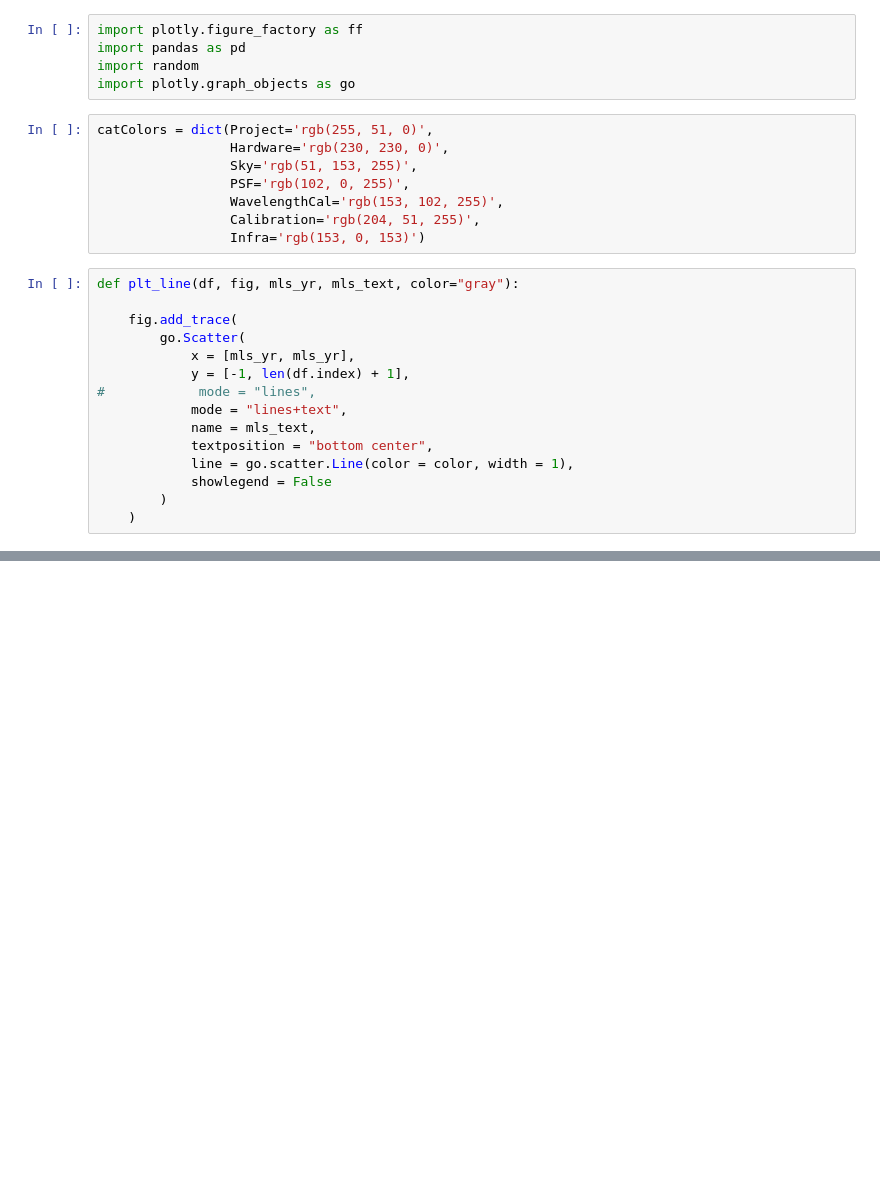
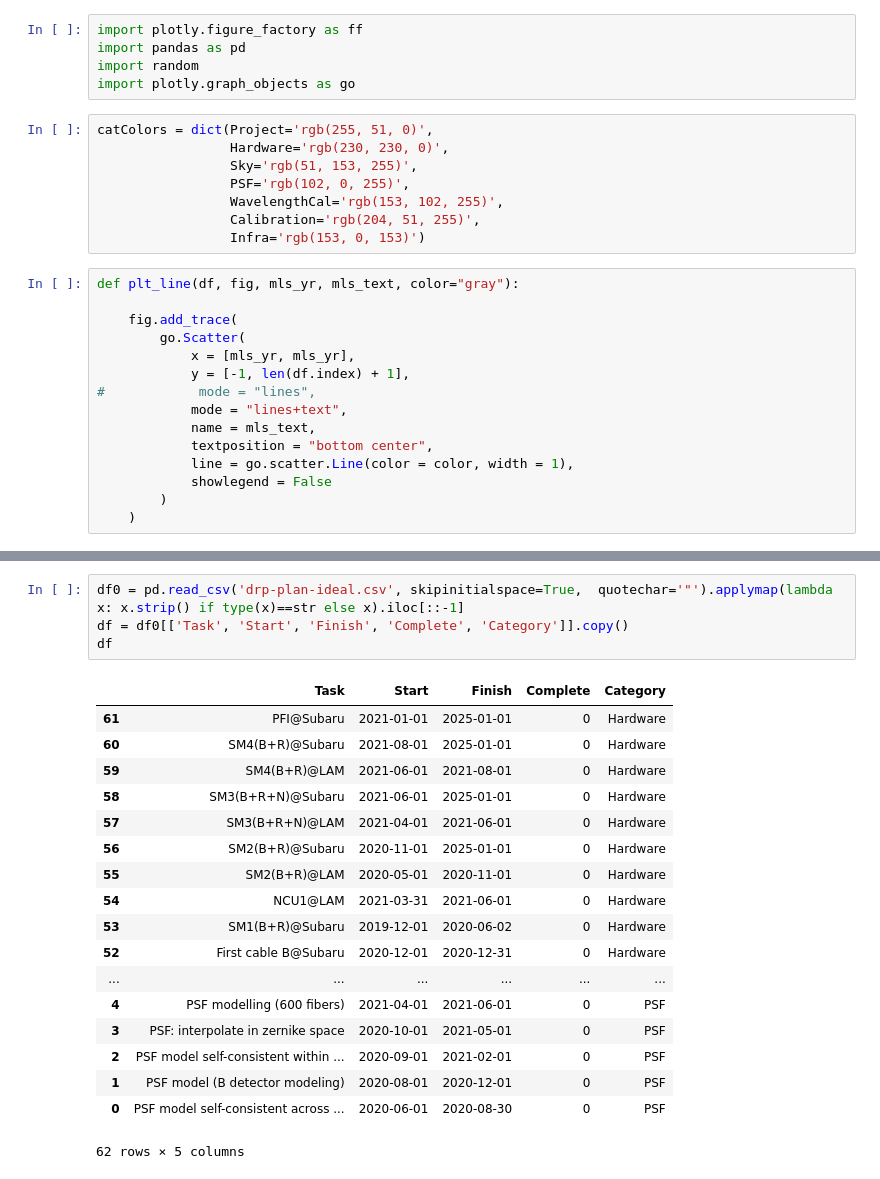
Before and after one commit to hassanxp/2DDRP-plan, a Jupyter notebook: timeline/DRP-Plan.ipynb, the cells around one changed output, grey strips where cells are left out. Cells and saved outputs as stored; diff of their text form; blank space fills up the shorter version.

```diff
--- a/timeline/DRP-Plan.ipynb
+++ b/timeline/DRP-Plan.ipynb
@@ -66,0 +89,23 @@ plot_plan('drp-plan-worst-case.csv')
+# %%
+df0 = pd.read_csv('drp-plan-ideal.csv', skipinitialspace=True,  quotechar='"').applymap(lambda x: x.strip() if type(x)==str else x).iloc[::-1]
+df = df0[['Task', 'Start', 'Finish', 'Complete', 'Category']].copy()
+df
+# %% [output]
+|  | Task | Start | Finish | Complete | Category |
+| 61 | PFI@Subaru | 2021-01-01 | 2025-01-01 | 0 | Hardware |
+| 60 | SM4(B+R)@Subaru | 2021-08-01 | 2025-01-01 | 0 | Hardware |
+| 59 | SM4(B+R)@LAM | 2021-06-01 | 2021-08-01 | 0 | Hardware |
+| 58 | SM3(B+R+N)@Subaru | 2021-06-01 | 2025-01-01 | 0 | Hardware |
+| 57 | SM3(B+R+N)@LAM | 2021-04-01 | 2021-06-01 | 0 | Hardware |
+| 56 | SM2(B+R)@Subaru | 2020-11-01 | 2025-01-01 | 0 | Hardware |
+| 55 | SM2(B+R)@LAM | 2020-05-01 | 2020-11-01 | 0 | Hardware |
+| 54 | NCU1@LAM | 2021-03-31 | 2021-06-01 | 0 | Hardware |
+| 53 | SM1(B+R)@Subaru | 2019-12-01 | 2020-06-02 | 0 | Hardware |
+| 52 | First cable B@Subaru | 2020-12-01 | 2020-12-31 | 0 | Hardware |
+| ... | ... | ... | ... | ... | ... |
+| 4 | PSF modelling (600 fibers) | 2021-04-01 | 2021-06-01 | 0 | PSF |
+| 3 | PSF: interpolate in zernike space | 2020-10-01 | 2021-05-01 | 0 | PSF |
+| 2 | PSF model self-consistent within ... | 2020-09-01 | 2021-02-01 | 0 | PSF |
+| 1 | PSF model (B detector modeling) | 2020-08-01 | 2020-12-01 | 0 | PSF |
+| 0 | PSF model self-consistent across ... | 2020-06-01 | 2020-08-30 | 0 | PSF |
+62 rows × 5 columns
```
Also changed, not shown: parts of 6 cells of this notebook, 3 other files.
